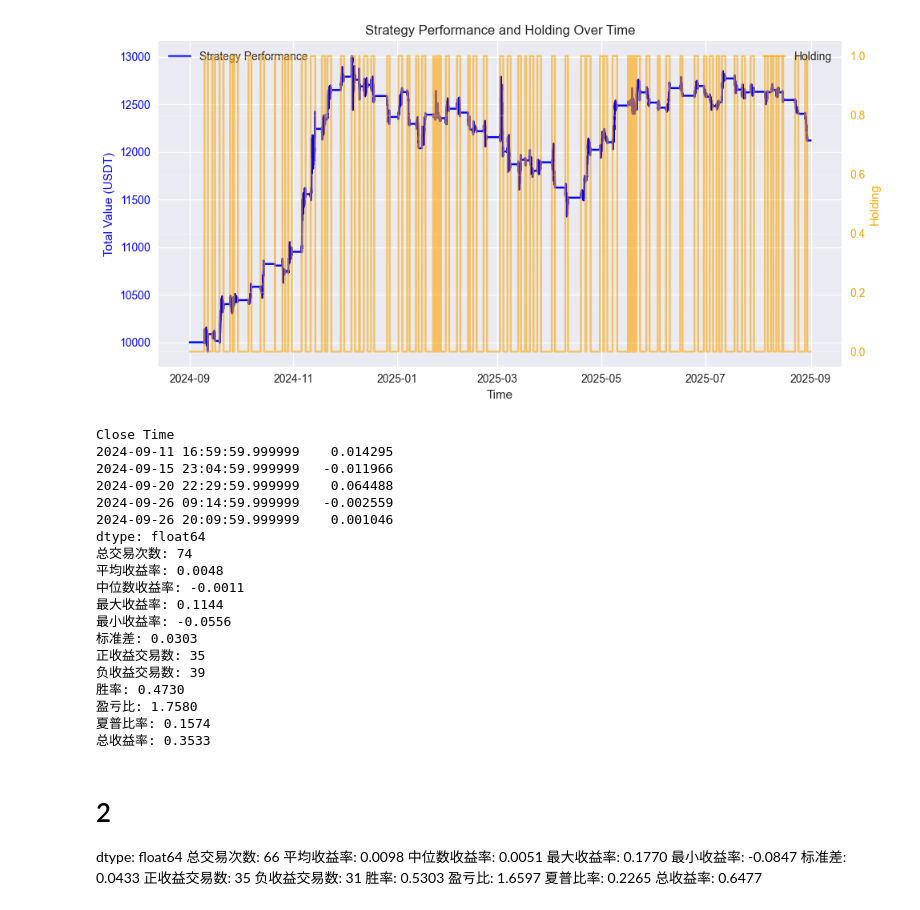
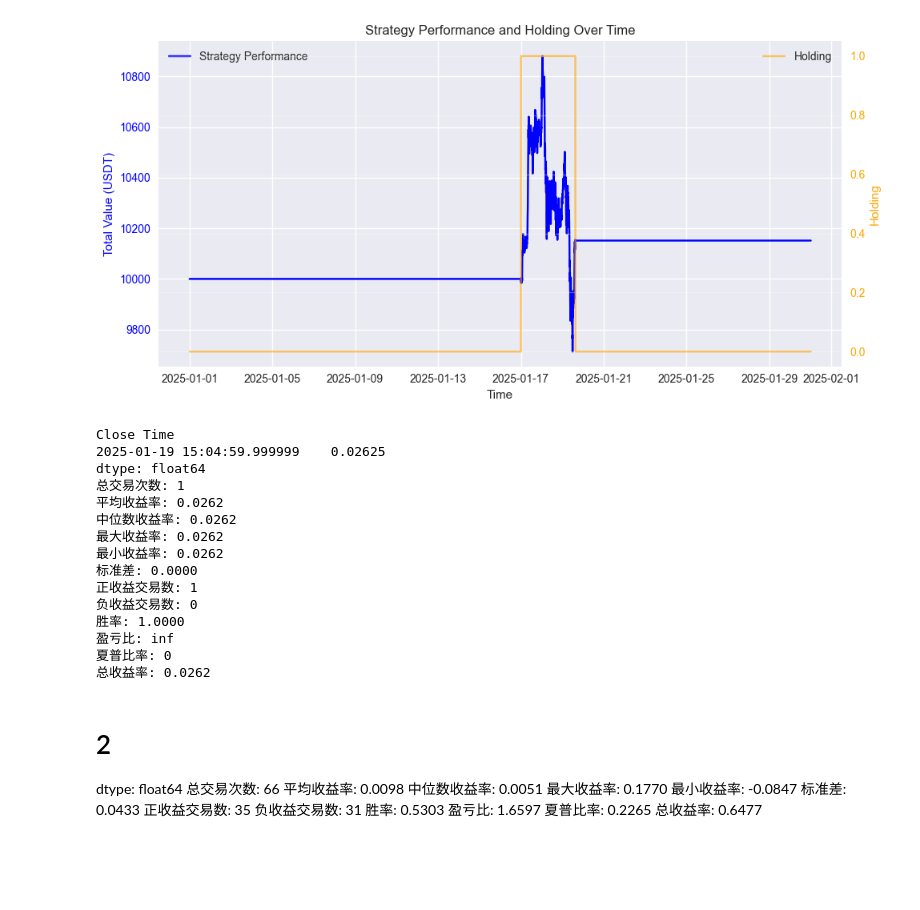
Before and after one commit to RockyLiii/Quant-on-Crypto, a Jupyter notebook: strategies/trend_strategy/strategy.ipynb, the cells around one changed output. Drawn from its saved outputs; the diff is of its cells as text; code cells hidden in the pictures; blank space fills up the shorter version.

```diff
--- a/strategies/trend_strategy/strategy.ipynb
+++ b/strategies/trend_strategy/strategy.ipynb
@@ -2,7 +2,7 @@
 import pandas as pd
 
 btc = pd.read_csv(
-    "/Users/lizeyu/Desktop/qoc/tmp/raw/5m_klines_raw_tp/BTCUSDT_klines_5m.csv"
+    "/Users/lizeyu/Desktop/Quant-on-Crypto/strategies/union-strategies/5m_klines_raw/DOGEUSDT_klines_5m.csv"
 )
 # btc_tp  = pd.read_csv("/Users/lizeyu/Desktop/qoc/tmp/raw/5m_klines_raw_tp/BTCUSDT_klines_5m.csv")
 
@@ -24,5 +41,5 @@ btc.set_index("Close Time", inplace=True)
 # %%
-# btc = btc.loc['2024-01-01':'2025-07-01']
+btc = btc.loc['2025-01-01':'2025-01-30']
 # %%
 import matplotlib.pyplot as plt
 import numpy as np
@@ -31,7 +48,7 @@ import pandas as pd
 # 设置图形风格
 plt.style.use("seaborn-v0_8")
 # %%
-deri_window = 2  # 12d
+deri_window = 4  # 12d
 n = 12 * 24 * deri_window  # VWAP window in 5m
 # threshold = 750    # $/d
 # %%
@@ -168,7 +218,7 @@ def implement_strategy(
     btc: pd.DataFrame,
     trade_size: float,
     initial_cap: float = 10000.0,
-    fee: float = 0.000,
+    fee: float = 0.0005,
 ):
     prices = btc["Close"].values
     n = len(prices)
@@ -266,34 +316,34 @@ x = [i * 5 for i in range(len(strategy_performance))]  # 每一行对应的分
 
 # 策略表现
 ax1.plot(
     strategy_performance.index,
     strategy_performance["Total Value"],
     label="Strategy Performance",
     color="blue",
 )
 ax1.set_ylabel("Total Value (USDT)", color="blue")
 ax1.tick_params(axis="y", labelcolor="blue")
 
 # 持仓
 ax2.plot(
     strategy_performance.index,
     holding.values,
     label="Holding",
     color="orange",
     alpha=0.6,
 )
 ax2.set_ylabel("Holding", color="orange")
 ax2.tick_params(axis="y", labelcolor="orange")
 
 plt.title("Strategy Performance and Holding Over Time")
 ax1.set_xlabel("Time")
 ax1.legend(loc="upper left")
 ax2.legend(loc="upper right")
 plt.grid(alpha=0.3)
 plt.tight_layout()
 plt.show()
 # %% [output]
-[figure, old version]
+[figure, new version]
 # %%
 # 筛选出 pnls 不等于 0 的值
 non_zero_pnls = pnls[pnls != 0]
@@ -335,24 +385,20 @@ for key, value in stats.items():
     )
 # %% [output]
 Close Time
-2024-09-11 16:59:59.999999    0.014295
-2024-09-15 23:04:59.999999   -0.011966
-2024-09-20 22:29:59.999999    0.064488
-2024-09-26 09:14:59.999999   -0.002559
-2024-09-26 20:09:59.999999    0.001046
+2025-01-19 15:04:59.999999    0.02625
 dtype: float64
-总交易次数: 74
-平均收益率: 0.0048
-中位数收益率: -0.0011
-最大收益率: 0.1144
-最小收益率: -0.0556
-标准差: 0.0303
-正收益交易数: 35
-负收益交易数: 39
-胜率: 0.4730
-盈亏比: 1.7580
-夏普比率: 0.1574
-总收益率: 0.3533
+总交易次数: 1
+平均收益率: 0.0262
+中位数收益率: 0.0262
+最大收益率: 0.0262
+最小收益率: 0.0262
+标准差: 0.0000
+正收益交易数: 1
+负收益交易数: 0
+胜率: 1.0000
+盈亏比: inf
+夏普比率: 0
+总收益率: 0.0262
 # %% [markdown]
 # 2
 dtype: float64
```
Also changed, not shown: parts of 8 cells of this notebook, 8 other files.
